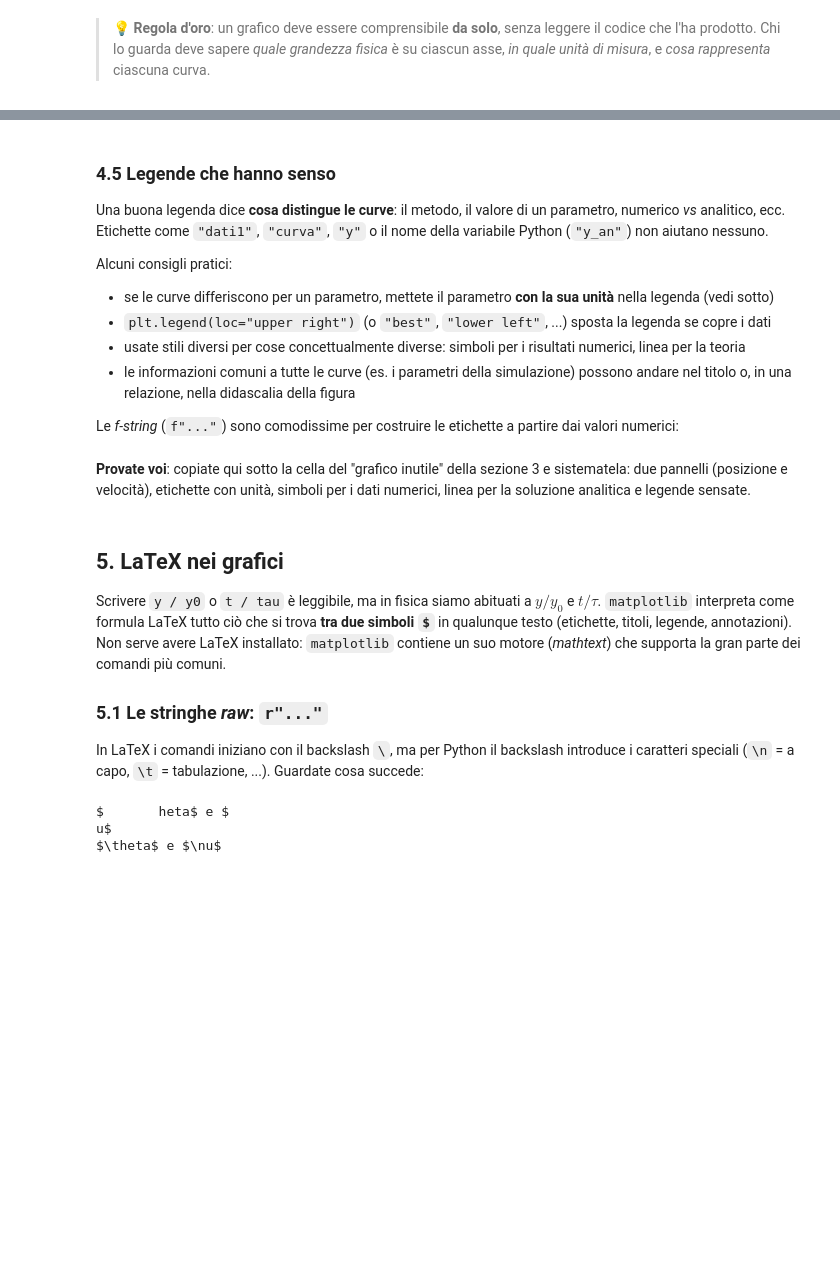
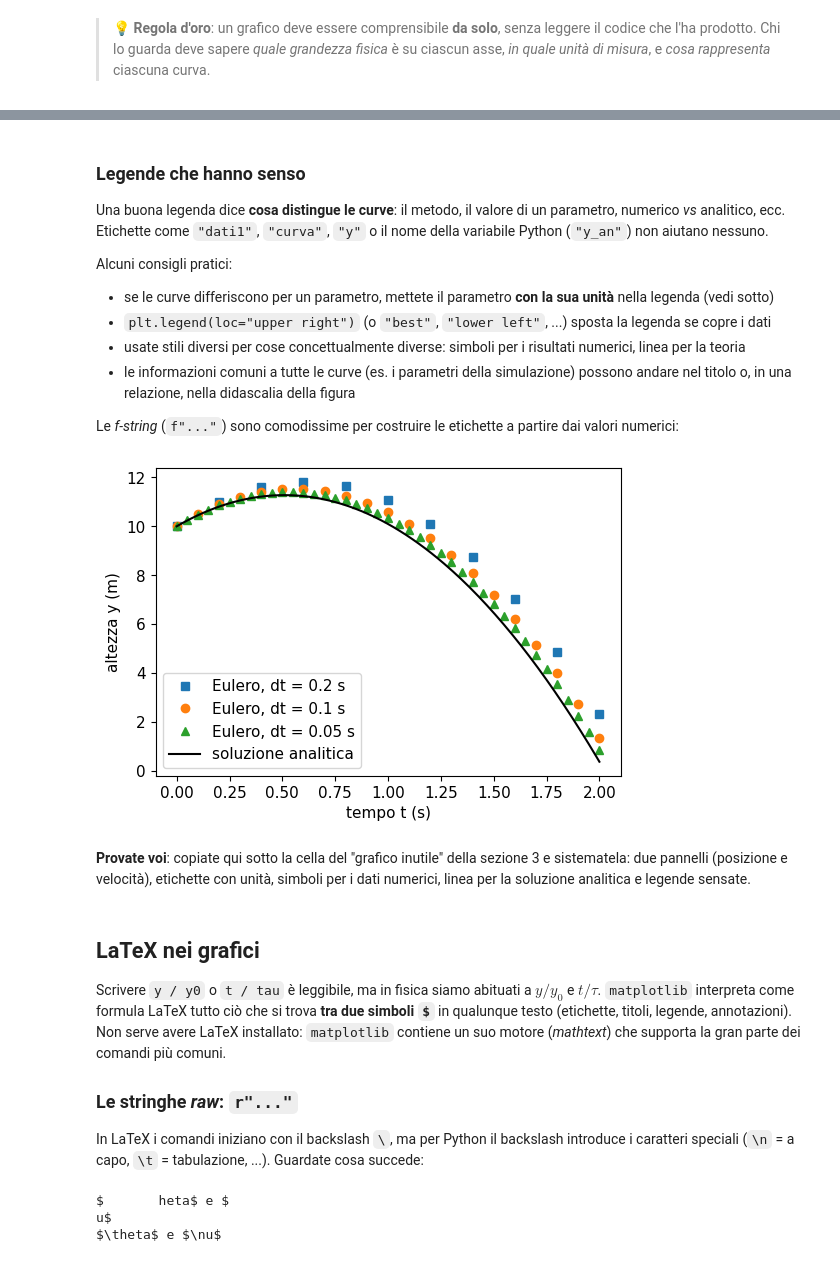
Before and after one commit to lorenzo-rovigatti/lab_fis_comp_notes, a Jupyter notebook: notebooks/grafici.ipynb, the cells around one changed output, grey strips where cells are left out. Drawn from its saved outputs; the diff is of its cells as text; code cells hidden in the pictures; blank space fills up the shorter version.

Commit message:
Piccole modifiche al notebook dei grafici

```diff
--- a/notebooks/grafici.ipynb
+++ b/notebooks/grafici.ipynb
@@ -66,7 +67,7 @@ y0, v0 = 10.0, 5.0 # m, m/s
 # %% [markdown]
 Qui sotto c'è un piccolo integratore (metodo di Eulero) che produce lo stesso output del vostro programma C dell'Esercitazione 1: un file con **tre colonne** `t y v`. Così possiamo esercitarci anche con la lettura da file, esattamente come farete con l'output dei vostri programmi.
 # %%
-def caduta(dt, nsteps, y0, v0, g=9.81, nomefile=None):
+def caduta(dt, nsteps, y0, v0, g, nomefile):
     # integra la caduta libera con il metodo di Eulero; restituisce (ed eventualmente salva) le colonne t y v
     t, y, v = 0.0, y0, v0
     righe = [(t, y, v)]
@@ -81,7 +82,7 @@ def caduta(dt, nsteps, y0, v0, g=9.81, nomefile=None):
 
 dt = 0.1      # s
 nsteps = 20   # 2 s in tutto
-caduta(dt, nsteps, y0, v0, g, nomefile="caduta.dat")
+caduta(dt, nsteps, y0, v0, g, "caduta.dat")
 
 # rileggiamo il file come fareste con l'output del programma C
 t, y, v = np.loadtxt("caduta.dat", unpack=True)
@@ -229,5 +230,5 @@ plt.show()
 # %% [markdown]
-### 4.5 Legende che hanno senso
+### Legende che hanno senso
 
 Una buona legenda dice **cosa distingue le curve**: il metodo, il valore di un parametro, numerico *vs* analitico, ecc.
 Etichette come `"dati1"`, `"curva"`, `"y"` o il nome della variabile Python (`"y_an"`) non aiutano nessuno.
@@ -242,24 +243,27 @@ Alcuni consigli pratici:
 Le *f-string* (`f"..."`) sono comodissime per costruire le etichette a partire dai valori numerici:
 # %%
 for dt_i, simbolo in [(0.2, 's'), (0.1, 'o'), (0.05, '^')]:
-    dati = caduta(dt_i, int(round(2.0 / dt_i)), y0, v0, g)
-    plt.plot(dati[:, 0], dati[:, 1], simbolo, label=f"Eulero, dt = {dt_i} s")
+    dati = caduta(dt_i, int(round(2.0 / dt_i)), y0, v0, g, "caduta.dat")
+    etichetta = f"Eulero, dt = {dt_i} s"
+    plt.plot(dati[:, 0], dati[:, 1], simbolo, label=etichetta)
 
 plt.plot(t_fine, y_fine, 'k-', label="soluzione analitica")
 plt.xlabel("tempo t (s)")
 plt.ylabel("altezza y (m)")
 plt.legend(loc="lower left")
 plt.show()
+# %% [output]
+[figure, added]
 # %% [markdown]
 **Provate voi**: copiate qui sotto la cella del "grafico inutile" della sezione 3 e sistematela: due pannelli (posizione e velocità), etichette con unità, simboli per i dati numerici, linea per la soluzione analitica e legende sensate.
 # %%
 # il vostro codice qui
 # %% [markdown]
-## 5. LaTeX nei grafici
+## LaTeX nei grafici
 
 Scrivere `y / y0` o `t / tau` è leggibile, ma in fisica siamo abituati a $y/y_0$ e $t/\tau$. `matplotlib` interpreta come formula LaTeX tutto ciò che si trova **tra due simboli `$`** in qualunque testo (etichette, titoli, legende, annotazioni). Non serve avere LaTeX installato: `matplotlib` contiene un suo motore (*mathtext*) che supporta la gran parte dei comandi più comuni.
 
-### 5.1 Le stringhe *raw*: `r"..."`
+### Le stringhe *raw*: `r"..."`
 
 In LaTeX i comandi iniziano con il backslash `\`, ma per Python il backslash introduce i caratteri speciali (`\n` = a capo, `\t` = tabulazione, ...). Guardate cosa succede:
 # %%
```
Also changed, not shown: parts of 24 cells of this notebook, 4 other files.
